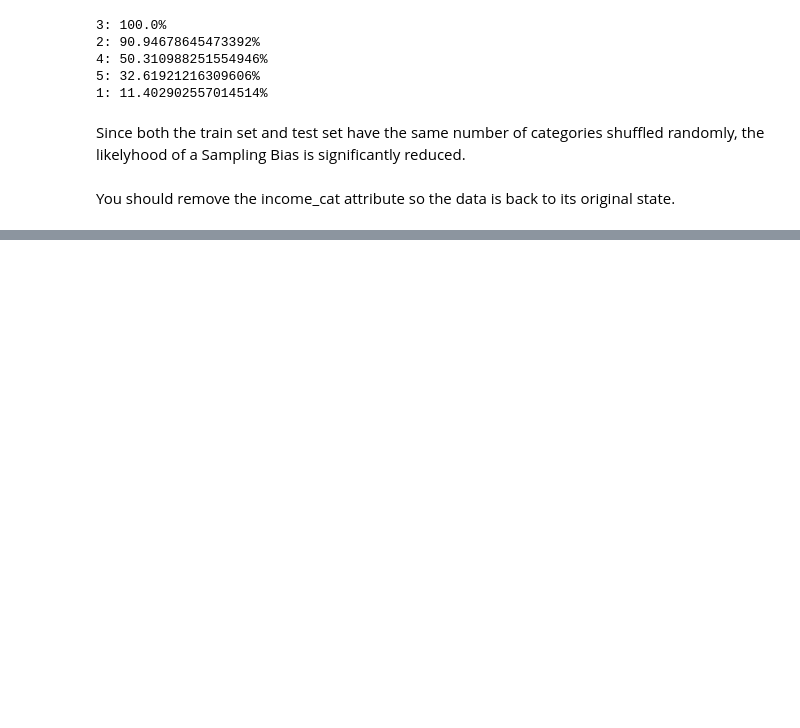
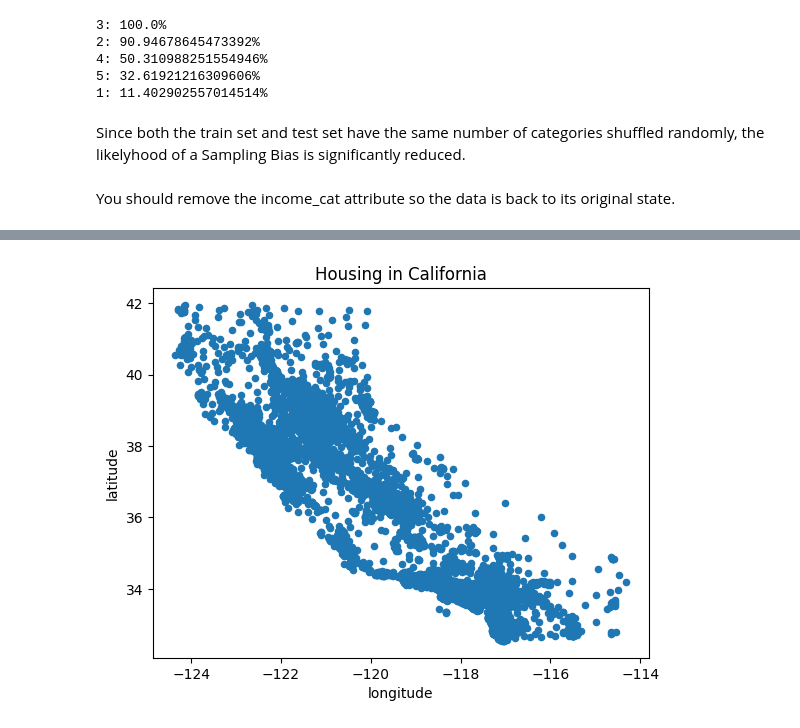
Before and after one commit to anand-murthy-r/MachineLearning101, a Jupyter notebook: learn.ipynb, the cells around one changed output, grey strips where cells are left out. Cells and saved outputs as stored; diff of their text form; code cells hidden in the pictures; blank space fills up the shorter version.

```diff
--- a/learn.ipynb
+++ b/learn.ipynb
@@ -335,0 +341,8 @@ for set_ in (strat_train_set, strat_test_set):
+# %%
+# Plotting latitudes and longitudes to see the location of all districts
+
+housing.plot(kind="scatter", x="longitude", y="latitude")
+plt.title("Housing in California")
+plt.show()
+# %% [output]
+[figure, added]
```
Also changed, not shown: parts of 34 cells of this notebook, 1 other file.
